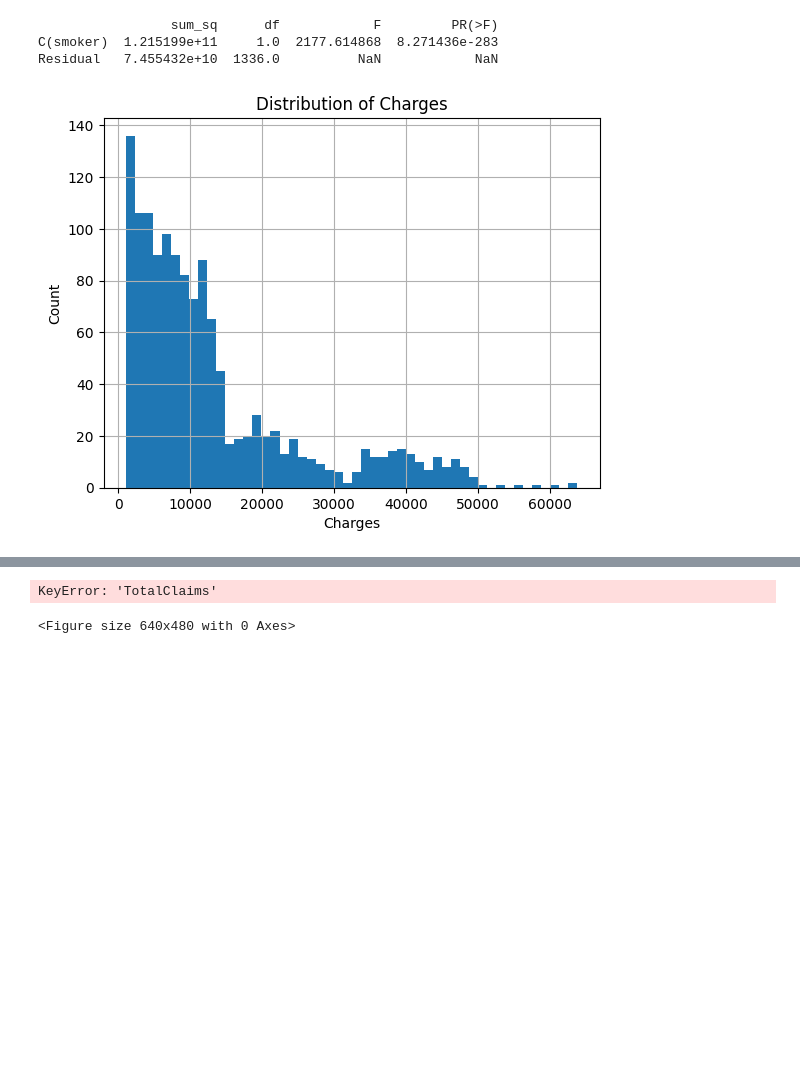
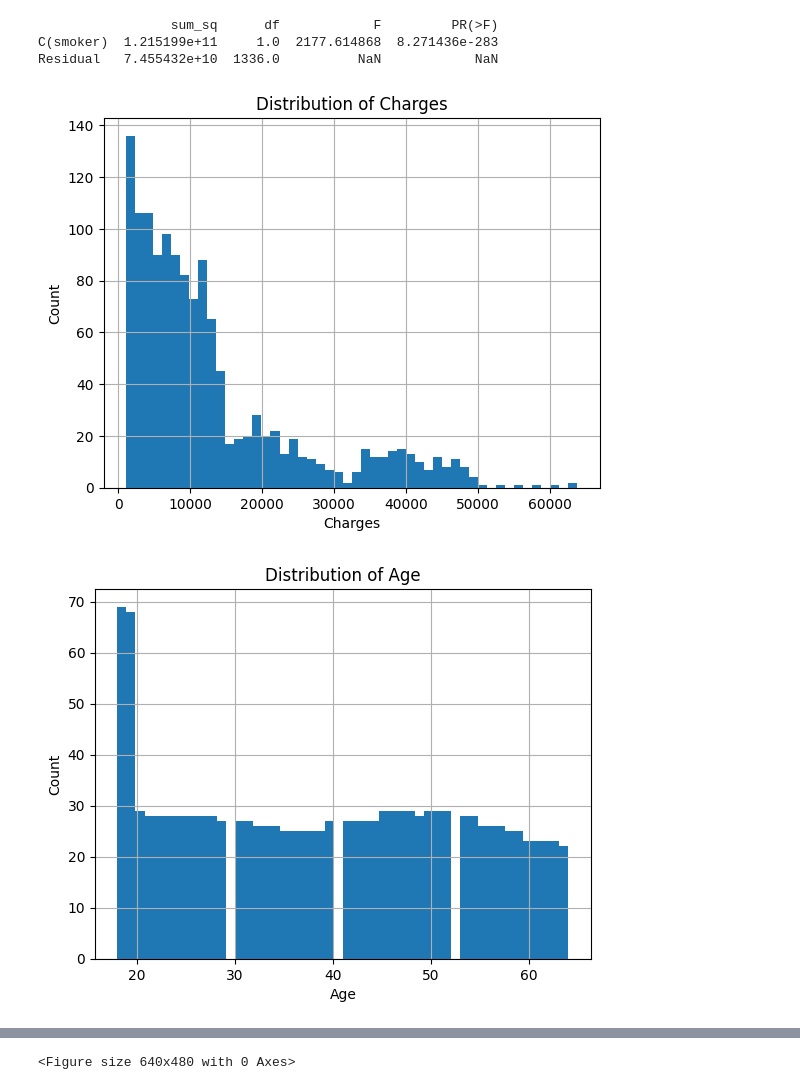
Before and after one commit to Mihret-Akalu/acis_insurance_risk, a Jupyter notebook: src/eda/eda_notebook.ipynb, the cells around one changed output, grey strips where cells are left out. Drawn from its saved outputs; the diff is of its cells as text; code cells hidden in the pictures; blank space fills up the shorter version.

```diff
--- a/src/eda/eda_notebook.ipynb
+++ b/src/eda/eda_notebook.ipynb
@@ -4,7 +4,7 @@ Load data & check types
 import pandas as pd
 
 # Load the CSV
-df = pd.read_csv(r'C:\Users\hp\Desktop\acis_insurance_risk\data\insurance.csv', low_memory=False)
+df = pd.read_csv(r'C:\Users\hp\Desktop\acis_insurance_risk\data\raw\insurance.csv', low_memory=False)
 
 # Numeric summary of numeric columns
 print(df[['age', 'bmi', 'children', 'charges']].describe())
@@ -175,63 +175,56 @@ Residual   7.455432e+10  1336.0          NaN            NaN
 # %%
 import matplotlib.pyplot as plt
 import os
 
 # Ensure the folder exists
 output_dir = 'reports/figures'
 os.makedirs(output_dir, exist_ok=True)
 
 # ------------------------
 # Histogram of charges
 plt.figure()
 df['charges'].hist(bins=50)
 plt.title('Distribution of Charges')
 plt.xlabel('Charges')
 plt.ylabel('Count')
 plt.savefig(os.path.join(output_dir, 'charges_histogram.png'), dpi=300, bbox_inches='tight')
 
+# ------------------------
+# Histogram of age
+plt.figure()
+df['age'].hist(bins=50)
+plt.title('Distribution of Age')
+plt.xlabel('Age')
+plt.ylabel('Count')
+plt.savefig(os.path.join(output_dir, 'age_histogram.png'), dpi=300, bbox_inches='tight')
 
 # ------------------------
-# Histogram of TotalClaims
+# Histogram of BMI
 plt.figure()
-df['TotalClaims'].hist(bins=80)
-plt.title('Distribution of TotalClaims')
-plt.xlabel('TotalClaims')
+df['bmi'].hist(bins=50)
+plt.title('Distribution of BMI')
+plt.xlabel('BMI')
 plt.ylabel('Count')
-plt.savefig(os.path.join(output_dir, 'totalclaims_histogram.png'), dpi=300, bbox_inches='tight')
-
+plt.savefig(os.path.join(output_dir, 'bmi_histogram.png'), dpi=300, bbox_inches='tight')
 
 # ------------------------
-# Boxplot of TotalClaims by Province
+# Boxplot of charges by region
 plt.figure()
-df.boxplot(column='TotalClaims', by='Province', rot=90)
-plt.title('TotalClaims by Province')
+df.boxplot(column='charges', by='region', rot=45)
+plt.title('Charges by Region')
 plt.suptitle('')
-plt.ylabel('TotalClaims')
-plt.savefig(os.path.join(output_dir, 'totalclaims_by_province.png'), dpi=300, bbox_inches='tight')
-
+plt.ylabel('Charges')
+plt.savefig(os.path.join(output_dir, 'charges_by_region.png'), dpi=300, bbox_inches='tight')
 
 # ------------------------
-# Monthly trend: total_premium and total_claims
-monthly = df.groupby(pd.Grouper(key='TransactionMonth', freq='M')).agg(
-    total_premium=('TotalPremium','sum'),
-    total_claims=('TotalClaims','sum'),
-)
-monthly['loss_ratio'] = monthly['total_claims'] / monthly['total_premium']
-
-# Total premium over time
+# Average charges by smoker status
+avg_charges = df.groupby('smoker')['charges'].mean()
 plt.figure()
-monthly['total_premium'].plot()
-plt.title('Total Premium Over Time')
-plt.xlabel('Month')
-plt.ylabel('Total Premium')
-plt.savefig(os.path.join(output_dir, 'total_premium_over_time.png'), dpi=300, bbox_inches='tight')
-
-# Total claims over time
-plt.figure()
-monthly['total_claims'].plot()
-plt.title('Total Claims Over Time')
-plt.xlabel('Month')
-plt.ylabel('Total Claims')
-plt.savefig(os.path.join(output_dir, 'total_claims_over_time.png'), dpi=300, bbox_inches='tight')
+avg_charges.plot(kind='bar')
+plt.title('Average Charges by Smoker Status')
+plt.xlabel('Smoker')
+plt.ylabel('Average Charges')
+plt.savefig(os.path.join(output_dir, 'avg_charges_by_smoker.png'), dpi=300, bbox_inches='tight')
 # %% [output]
 [figure]
+[figure, added]
@@ -238,2 +232 @@ plt.savefig(os.path.join(output_dir, 'total_claims_over_time.png'), dpi=300, bbo
-KeyError: 'TotalClaims'
+<Figure size 640x480 with 0 Axes>
-<Figure size 640x480 with 0 Axes>
```
Also changed, not shown: parts of 1 cell of this notebook, 3 other files.
